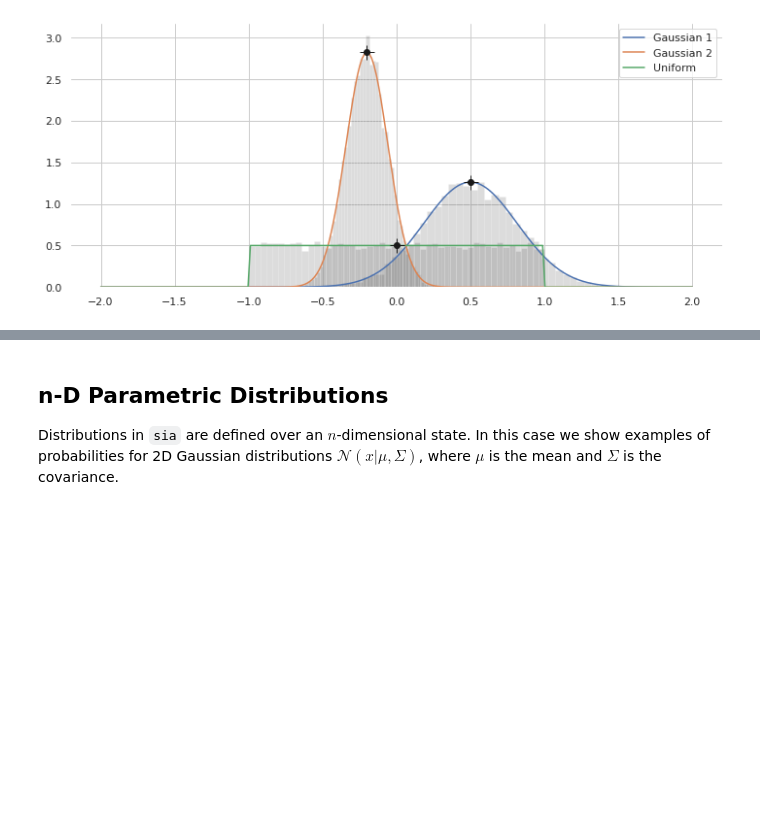
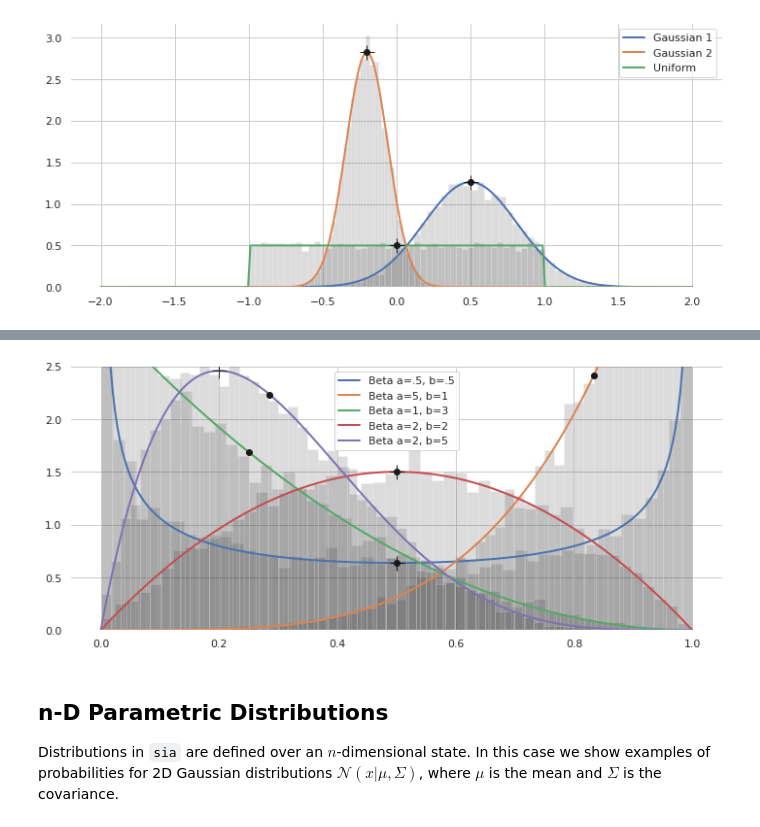
Before and after one commit to parkerowan/libsia, a Jupyter notebook: docs/belief/belief.ipynb, the cells around one changed output, grey strips where cells are left out. Cells and saved outputs as stored; diff of their text form; code cells hidden in the pictures; blank space fills up the shorter version.

```diff
--- a/docs/belief/belief.ipynb
+++ b/docs/belief/belief.ipynb
@@ -60,3 +65,46 @@ plt.show()
+# %%
+distributions = {
+    "Beta a=.5, b=.5": sia.Dirichlet(alpha=.5, beta=.5),
+    "Beta a=5, b=1": sia.Dirichlet(alpha=5, beta=1),
+    "Beta a=1, b=3": sia.Dirichlet(alpha=1, beta=3),
+    "Beta a=2, b=2": sia.Dirichlet(alpha=2, beta=2),
+    "Beta a=2, b=5": sia.Dirichlet(alpha=2, beta=5),
+}
+
+# Plot the probabilities
+f, ax = plt.subplots(figsize=(12, 5))
+sns.despine(f, left=True, bottom=True)
+
+# Evaluate the probability using sia.Distribution.logProb(x)
+# Note that the Dirichlet distribution requires 1 dimension for each
+# category, so a binary classifier has dimension 2.  Here we only plot
+# the 1st axis.  The 2nd axis is the reflection of the Beta random variable.
+x = np.linspace(0, 1, 250)
+axis = 0
+for name, dist in distributions.items():
+    pass
+
+    # Helper to evaluate the probability for multiple samples
+    prob = np.exp(sia.logProb2d(dist, x, 1-x))
+    plt.plot(x, prob, label=name, lw=2)
+
+    # Add dots for the distribution means
+    mean = dist.mean()
+    plt.plot(mean[axis], np.exp(dist.logProb(mean)), ".k", ms=12)
+
+    # Add plusses for the distribution modes
+    mode = dist.mode()
+    plt.plot(mode[axis], np.exp(dist.logProb(mode)), "+k", ms=15)
+
+    # Draw samples and plot a histogram
+    s_sia = dist.samples(10000)
+    plt.hist(np.array(s_sia)[:, axis], 50, density=True, color="k", edgecolor=None,  alpha=0.15)
+
+plt.ylim((0, 2.5))
+plt.legend()
+plt.show()
+# %% [output]
+[figure, added]
 # %% [markdown]
 ## n-D Parametric Distributions
 Distributions in `sia` are defined over an $n$-dimensional state.  In this case we show examples of probabilities for 2D Gaussian distributions $\mathcal{N}(x|\mu,\Sigma)$, where $\mu$ is the mean and $\Sigma$ is the covariance.
```
Also changed, not shown: parts of 8 cells of this notebook, 5 other files.
